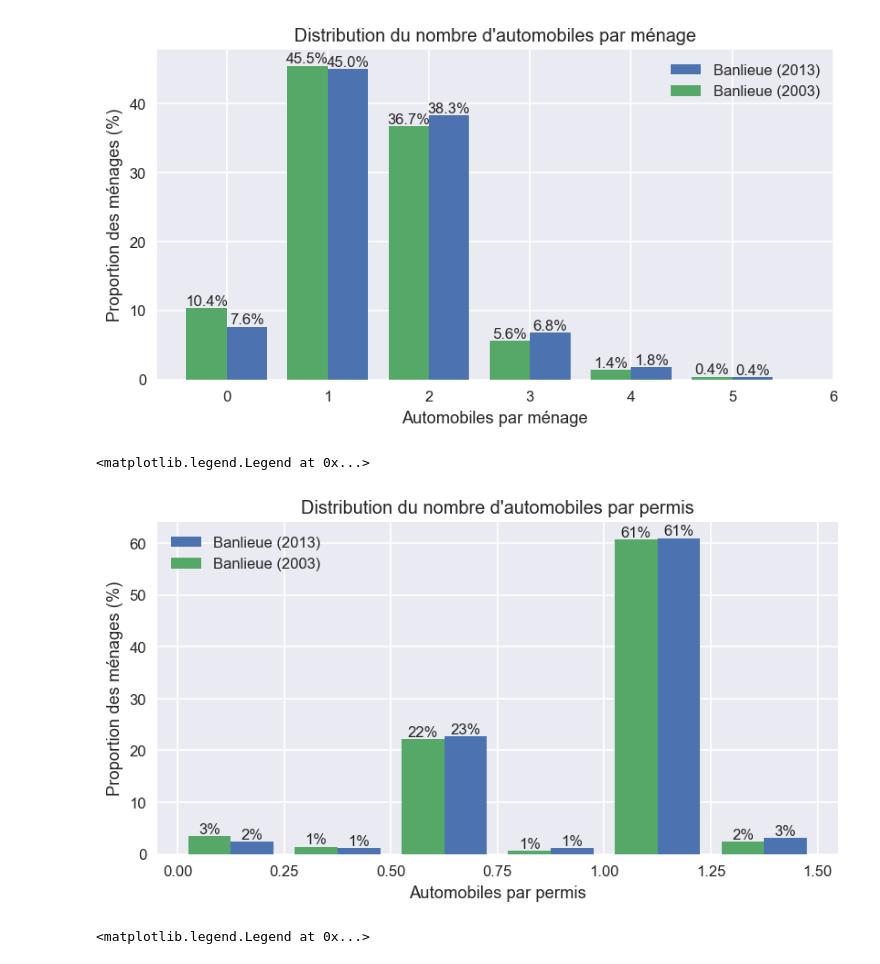
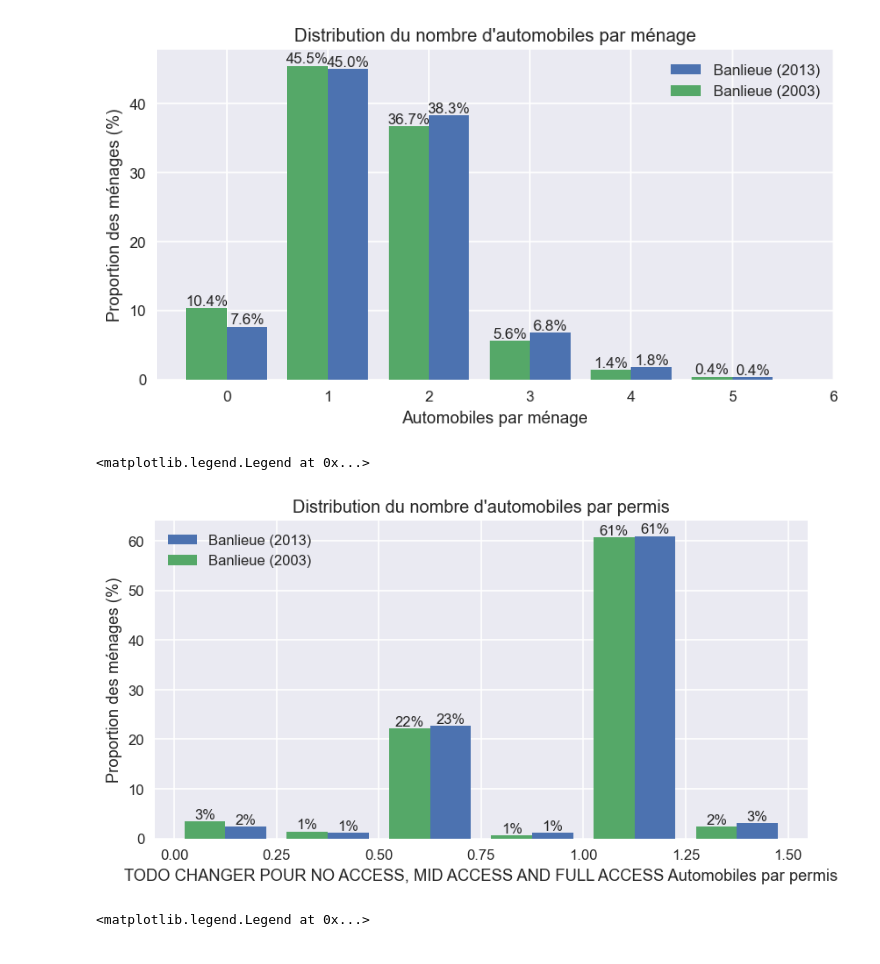
Before and after one commit to davidmurray/CIV6702-TP3, a Jupyter notebook: TP3.ipynb, the cells around one changed output. Cells and saved outputs as stored; diff of their text form; code cells hidden in the pictures.

```diff
--- a/TP3.ipynb
+++ b/TP3.ipynb
@@ -274,3 +270,21 @@ Typologie 3: 114, 2.91%, facper: 4.66 %
 Typologie 4: 385, 9.81%, facper: 16.34 %
 Typologie 5: 165, 4.20%, facper: 2.89 %
 Typologie 6: 297, 7.57%, facper: 5.51 %
+# %%
+def add_convex_hull(df):
+    df["person_id"] = df['feuillet'].astype(str) + "_" + df['rang'].astype(str)
+    for person_id in tqdm.tqdm(df.person_id.unique()):
+        trips = df[df.person_id == person_id]
+
+        points = []
+        for i, row in trips.iterrows():
+            points.append(Point((row.xorig, row.yorig)))
+            points.append(Point((row.xdest, row.ydest)))
+
+        convex_hull = shapely.geometry.MultiPoint(points).convex_hull
+        df.loc[df.person_id == person_id, 'ch_area'] = convex_hull.area
+        df.loc[df.person_id == person_id, 'ch_perimeter'] = convex_hull.length
+        df.loc[df.person_id == person_id, 'ch'] = convex_hull.wkt
+
+for df in [suburb_2013, montrealNord, plateau]:
+    add_convex_hull(df)
@@ -551,26 +638,26 @@ plt.legend()
 # %%
 width = 0.10
 plt.figure(figsize=(8, 4), dpi=120)
 def age_plot(df, title, offset):
     df_households = df[df["f_menage"] == 'T']
 
     total_faclog = df_households.faclog.sum()
 
     bin_edges = np.array([0, 0.25, 0.50, 0.75, 1.00, 1.25, 1.5])
     bins = np.histogram(list(df_households.autologi / df_households.drivers), bins=bin_edges, weights=df_households.faclog / total_faclog * 100)[0]
 
     bar = plt.bar(bin_edges[:-1]-offset+0.125, bins, width=width, align="center", label=title)
     plt.bar_label(bar, fmt="%.0f%%")
     _ = plt.xticks(bin_edges)
-    plt.xlabel("Automobiles par permis")
+    plt.xlabel("TODO CHANGER POUR NO ACCESS, MID ACCESS AND FULL ACCESS Automobiles par permis")
     plt.ylabel("Proportion des ménages (%)")
     plt.title("Distribution du nombre d'automobiles par permis")
 age_plot(suburb_2013, title="Banlieue (2013)", offset=-width/2)
 age_plot(suburb_2003, title="Banlieue (2003)", offset=+width/2)
 plt.legend()
 # %% [output]
 <matplotlib.legend.Legend at 0x...>
-[figure, old version]
+[figure, new version]
 # %%
 width = 0.4
 plt.figure(figsize=(8, 4), dpi=120)
```
Also changed, not shown: parts of 47 cells of this notebook, 5 other files.
